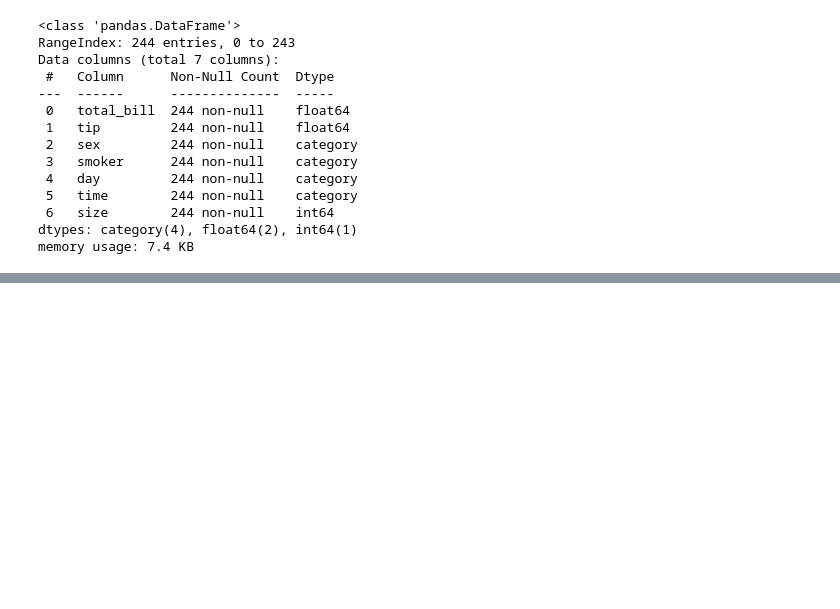
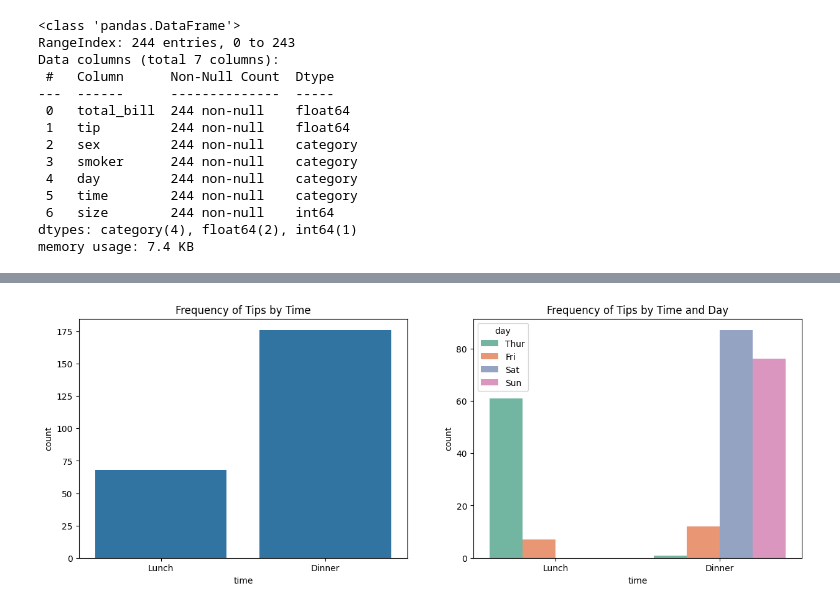
Before and after one commit to Choiwanwoo-03/MachineLearning_CodePractice, a Jupyter notebook: Seaborn_library_practice.ipynb, the cells around one changed output, grey strips where cells are left out. Cells and saved outputs as stored; diff of their text form; code cells hidden in the pictures; blank space fills up the shorter version.

```diff
--- a/Seaborn_library_practice.ipynb
+++ b/Seaborn_library_practice.ipynb
@@ -72,0 +73,13 @@ plt.show()
+# %%
+fig = plt.figure(figsize = (15, 5))
+ax1 = fig.add_subplot(1, 2, 1)
+ax2 = fig.add_subplot(1, 2, 2)
+
+sns.countplot(x = 'time', data = tips, ax = ax1)
+sns.countplot(x = 'time', hue = 'day', data = tips, palette = 'Set2', ax = ax2)
+
+ax1.set_title('Frequency of Tips by Time')
+ax2.set_title('Frequency of Tips by Time and Day')
+plt.show()
+# %% [output]
+[figure, added]
```
Also changed, not shown: parts of 1 cell of this notebook.
